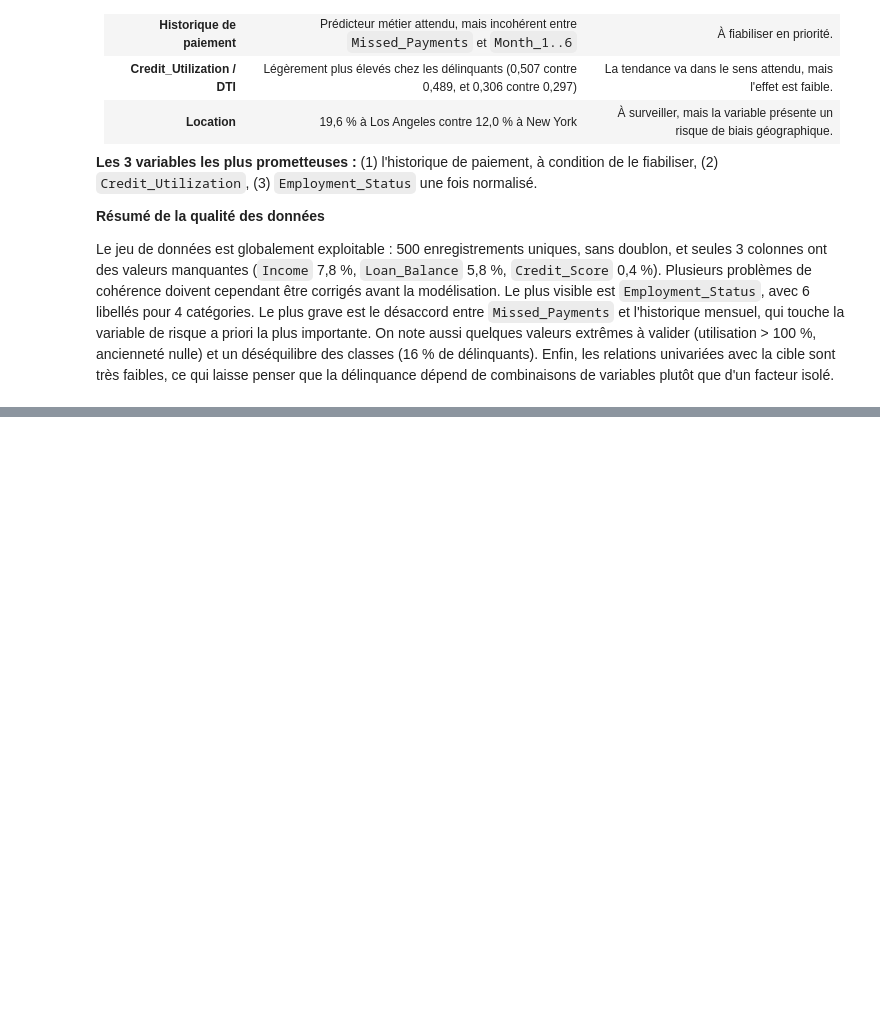
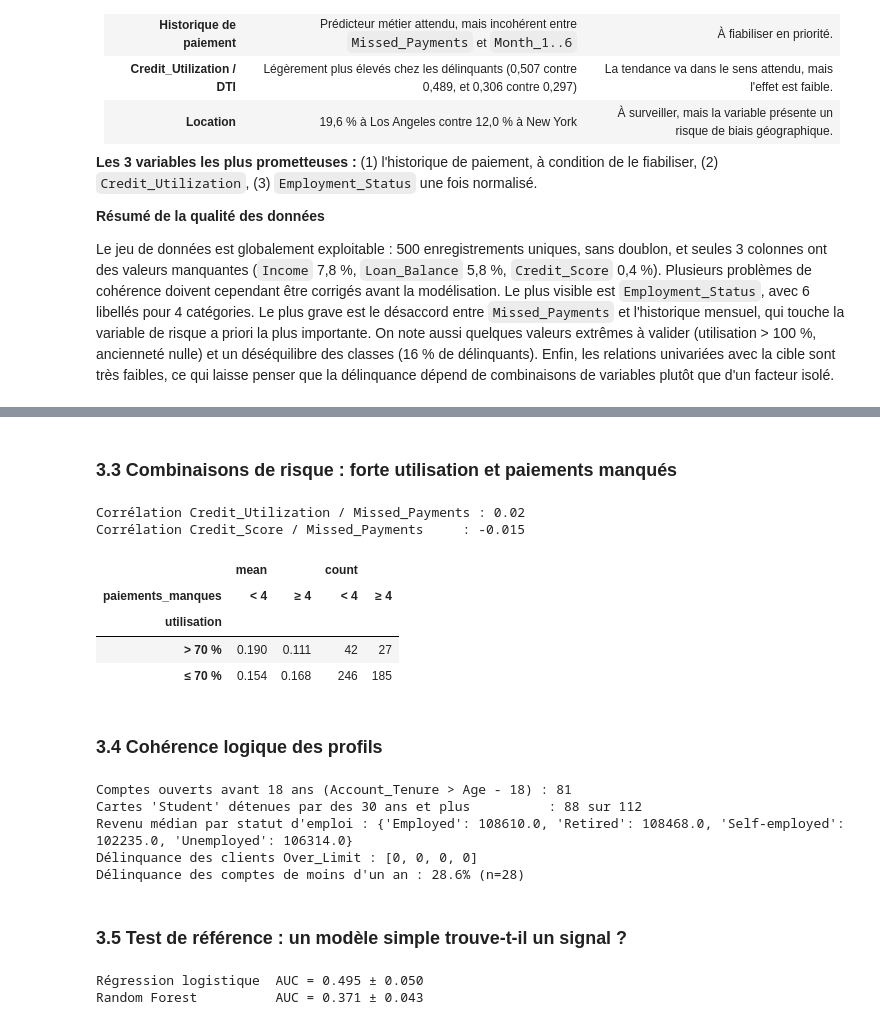
Before and after one commit to AmineBnh21/Tata_Project, a Jupyter notebook: EDA_Geldium.ipynb, the cells around one changed output, grey strips where cells are left out. Saved outputs shown, nothing was run; the diff lists cells and outputs as text; code cells hidden in the pictures; blank space fills up the shorter version.

```diff
--- a/EDA_Geldium.ipynb
+++ b/EDA_Geldium.ipynb
@@ -207,0 +382,55 @@ Le jeu de données est globalement exploitable : 500 enregistrements uniques, sa
+# %% [markdown]
+### 3.3 Combinaisons de risque : forte utilisation et paiements manqués
+# %%
+print("Corrélation Credit_Utilization / Missed_Payments :", round(clean.Credit_Utilization.corr(clean.Missed_Payments), 3))
+print("Corrélation Credit_Score / Missed_Payments     :", round(clean.Credit_Score.corr(clean.Missed_Payments), 3))
+combo = clean.assign(
+    utilisation=np.where(clean.Credit_Utilization > 0.7, "> 70 %", "≤ 70 %"),
+    paiements_manques=np.where(clean.Missed_Payments >= 4, "≥ 4", "< 4"))
+combo.pivot_table(index="utilisation", columns="paiements_manques", values=TARGET, aggfunc=["mean", "count"]).round(3)
+# %% [output]
+Corrélation Credit_Utilization / Missed_Payments : 0.02
+Corrélation Credit_Score / Missed_Payments     : -0.015
+|  | mean |  | count |  |
+| paiements_manques | < 4 | ≥ 4 | < 4 | ≥ 4 |
+| utilisation |  |  |  |  |
+| > 70 % | 0.190 | 0.111 | 42 | 27 |
+| ≤ 70 % | 0.154 | 0.168 | 246 | 185 |
+# %% [markdown]
+### 3.4 Cohérence logique des profils
+# %%
+print("Comptes ouverts avant 18 ans (Account_Tenure > Age - 18) :", (clean.Account_Tenure > clean.Age - 18).sum())
+print("Cartes 'Student' détenues par des 30 ans et plus          :",
+      (clean.loc[clean.Credit_Card_Type == "Student", "Age"] >= 30).sum(), "sur", (clean.Credit_Card_Type == "Student").sum())
+print("Revenu médian par statut d'emploi :", clean.groupby("Employment_Status").Income.median().round(0).to_dict())
+print("Délinquance des clients Over_Limit :", clean.loc[clean.Over_Limit == 1, TARGET].tolist())
+print(f"Délinquance des comptes de moins d'un an : {clean.loc[clean.Account_Tenure == 0, TARGET].mean():.1%} (n={(clean.Account_Tenure == 0).sum()})")
+# %% [output]
+Comptes ouverts avant 18 ans (Account_Tenure > Age - 18) : 81
+Cartes 'Student' détenues par des 30 ans et plus          : 88 sur 112
+Revenu médian par statut d'emploi : {'Employed': 108610.0, 'Retired': 108468.0, 'Self-employed': 102235.0, 'Unemployed': 106314.0}
+Délinquance des clients Over_Limit : [0, 0, 0, 0]
+Délinquance des comptes de moins d'un an : 28.6% (n=28)
+# %% [markdown]
+### 3.5 Test de référence : un modèle simple trouve-t-il un signal ?
+# %%
+from sklearn.ensemble import RandomForestClassifier
+from sklearn.linear_model import LogisticRegression
+from sklearn.model_selection import StratifiedKFold, cross_val_score
+from sklearn.pipeline import make_pipeline
+from sklearn.preprocessing import StandardScaler
+
+features = numeric + ["OnTime_6m", "Income_missing", "Loan_Balance_missing", "Over_Limit"]
+X = pd.get_dummies(clean[features + ["Credit_Card_Type", "Employment_Status", "Location"]], drop_first=True)
+y = clean[TARGET]
+cv = StratifiedKFold(5, shuffle=True, random_state=42)
+models = {
+    "Régression logistique": make_pipeline(StandardScaler(), LogisticRegression(class_weight="balanced", max_iter=1000)),
+    "Random Forest": RandomForestClassifier(300, min_samples_leaf=5, class_weight="balanced", random_state=42),
+}
+for name, model in models.items():
+    auc = cross_val_score(model, X, y, cv=cv, scoring="roc_auc")
+    print(f"{name:22s} AUC = {auc.mean():.3f} ± {auc.std():.3f}")
+# %% [output]
+Régression logistique  AUC = 0.495 ± 0.050
+Random Forest          AUC = 0.371 ± 0.043
```
Also changed, not shown: parts of 15 cells of this notebook, 3 other files.
